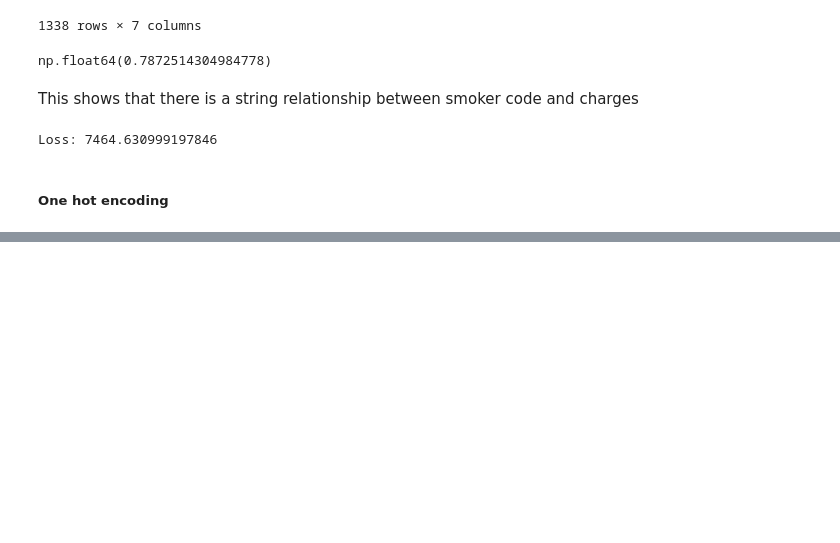
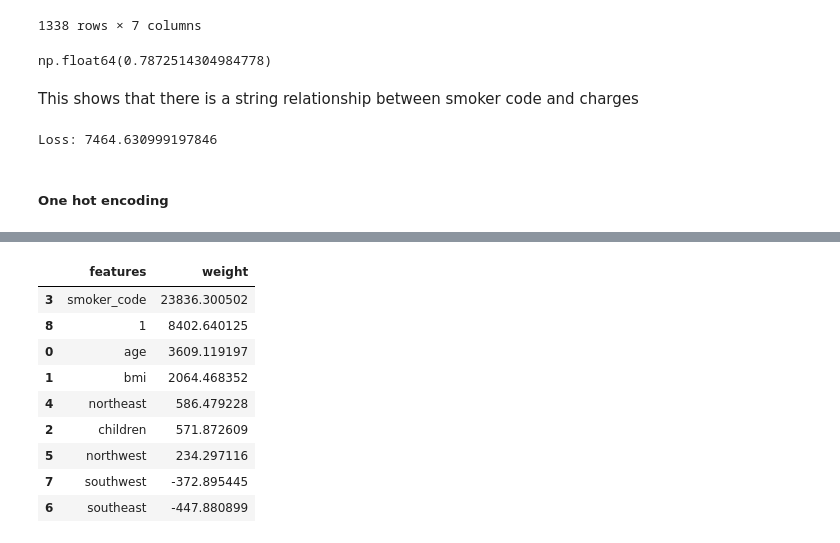
Before and after one commit to tahaftm/Machine-Learning-Projects, a Jupyter notebook: linear regression.ipynb, the cells around one changed output, grey strips where cells are left out. Drawn from its saved outputs; the diff is of its cells as text; code cells hidden in the pictures; blank space fills up the shorter version.

```diff
--- a/linear regression.ipynb
+++ b/linear regression.ipynb
@@ -413,0 +522,17 @@ Loss: 7464.630999197846
+# %%
+weighted_df= pd.DataFrame({
+    "features" : np.append(['age', 'bmi', 'children']+['smoker_code', 'northeast', 'northwest', 'southeast', 'southwest'],1),
+    "weight" : np.append(model.coef_, model.intercept_)
+})
+weighted_df.sort_values(by = 'weight', ascending=False)
+# %% [output]
+|  | features | weight |
+| 3 | smoker_code | 23836.300502 |
+| 8 | 1 | 8402.640125 |
+| 0 | age | 3609.119197 |
+| 1 | bmi | 2064.468352 |
+| 4 | northeast | 586.479228 |
+| 2 | children | 571.872609 |
+| 5 | northwest | 234.297116 |
+| 7 | southwest | -372.895445 |
+| 6 | southeast | -447.880899 |
```
Also changed, not shown: parts of 15 cells of this notebook.
